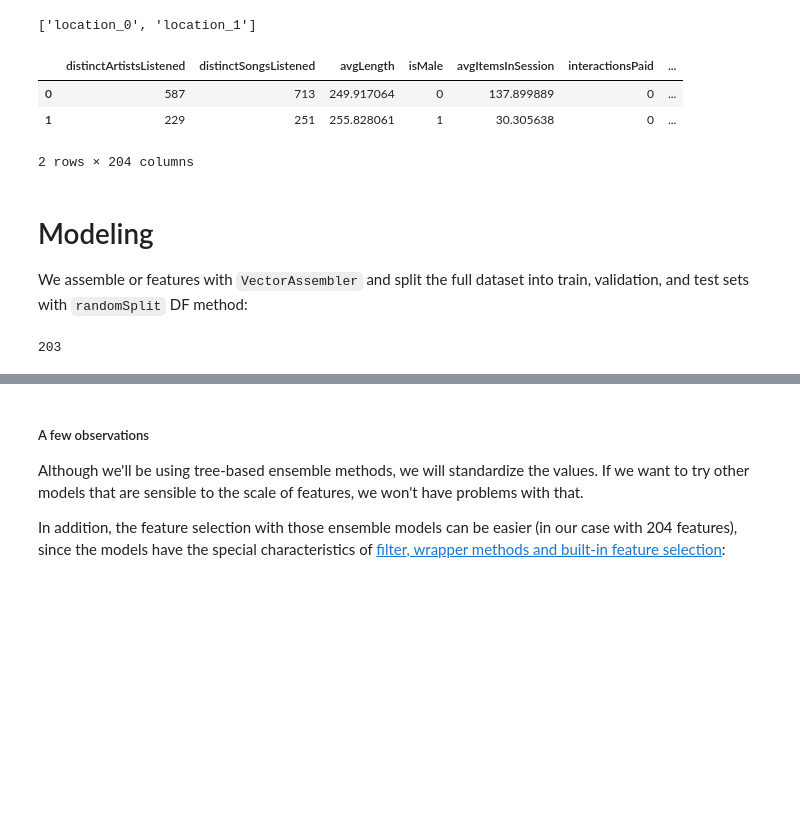
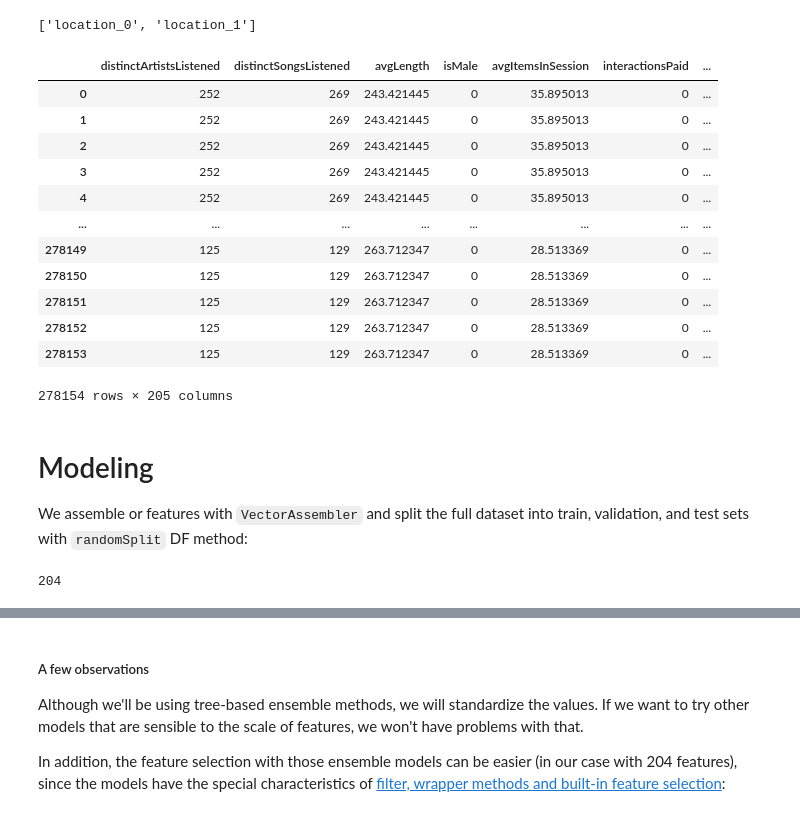
Before and after one commit to marcelokscunha/projects, a Jupyter notebook: spark-churn/Sparkify-local.ipynb, the cells around one changed output, grey strips where cells are left out. Cells and saved outputs as stored; diff of their text form; code cells hidden in the pictures; blank space fills up the shorter version.

```diff
--- a/spark-churn/Sparkify-local.ipynb
+++ b/spark-churn/Sparkify-local.ipynb
@@ -606,9 +606,11 @@ def get_mappings(cols, prefix):
 def calculate_perc(percentage_df , mappings):
     for existing_name, new_name in mappings.items():
         percentage_df = percentage_df.withColumnRenamed(existing_name, new_name)
+        percentage_df = percentage_df.withColumn(new_name, col(new_name)/col('userTotalInterations'))
 
-    for new_name in percentage_df.columns:
-        percentage_df = percentage_df.withColumn(new_name, col(new_name)/col('userTotalInterations'))
+#     for new_name in percentage_df.columns:
+#         print(new_name)
+#         percentage_df = percentage_df.withColumn(new_name, col(new_name)/col('userTotalInterations'))
 
     percentage_df = percentage_df.drop('userTotalInterations')
     return percentage_df
@@ -746,10 +748,25 @@ def compute_features(df):
 # %%
 df_features, location_mappings, sys_agent_mappings, plat_agent_mappings = compute_features(df)
 
+# Add churn column as label
+churn = df.select('userId','churn')
+df_features = df_features.join(churn, on='userId')
+
+# Drop userId, as it's not a feature
 df_features = df_features.drop('userId')
+df_features = df_features.withColumnRenamed('churn', 'label')
 df_features.toPandas()
 # %% [output]
 |  | distinctArtistsListened | distinctSongsListened | avgLength | isMale | avgItemsInSession | interactionsPaid | ... |
-| 0 | 587 | 713 | 249.917064 | 0 | 137.899889 | 0 | ... |
-| 1 | 229 | 251 | 255.828061 | 1 | 30.305638 | 0 | ... |
+| 0 | 252 | 269 | 243.421445 | 0 | 35.895013 | 0 | ... |
+| 1 | 252 | 269 | 243.421445 | 0 | 35.895013 | 0 | ... |
+| 2 | 252 | 269 | 243.421445 | 0 | 35.895013 | 0 | ... |
+| 3 | 252 | 269 | 243.421445 | 0 | 35.895013 | 0 | ... |
+| 4 | 252 | 269 | 243.421445 | 0 | 35.895013 | 0 | ... |
+| ... | ... | ... | ... | ... | ... | ... | ... |
+| 278149 | 125 | 129 | 263.712347 | 0 | 28.513369 | 0 | ... |
+| 278150 | 125 | 129 | 263.712347 | 0 | 28.513369 | 0 | ... |
+| 278151 | 125 | 129 | 263.712347 | 0 | 28.513369 | 0 | ... |
+| 278152 | 125 | 129 | 263.712347 | 0 | 28.513369 | 0 | ... |
+| 278153 | 125 | 129 | 263.712347 | 0 | 28.513369 | 0 | ... |
-2 rows × 204 columns
+278154 rows × 205 columns
@@ -806,7 +821,7 @@ num_cols = df_features.columns
 num_cols.remove('isMale')
 len(num_cols)
 # %% [output]
-203
+204
 # %%
 # After feature calculations the only categorical variable is "isMale", related to gender. All the others are numeric:
 num_assembler = VectorAssembler(inputCols = num_cols, outputCol = "numVector")
```
Also changed, not shown: parts of 20 cells of this notebook.
